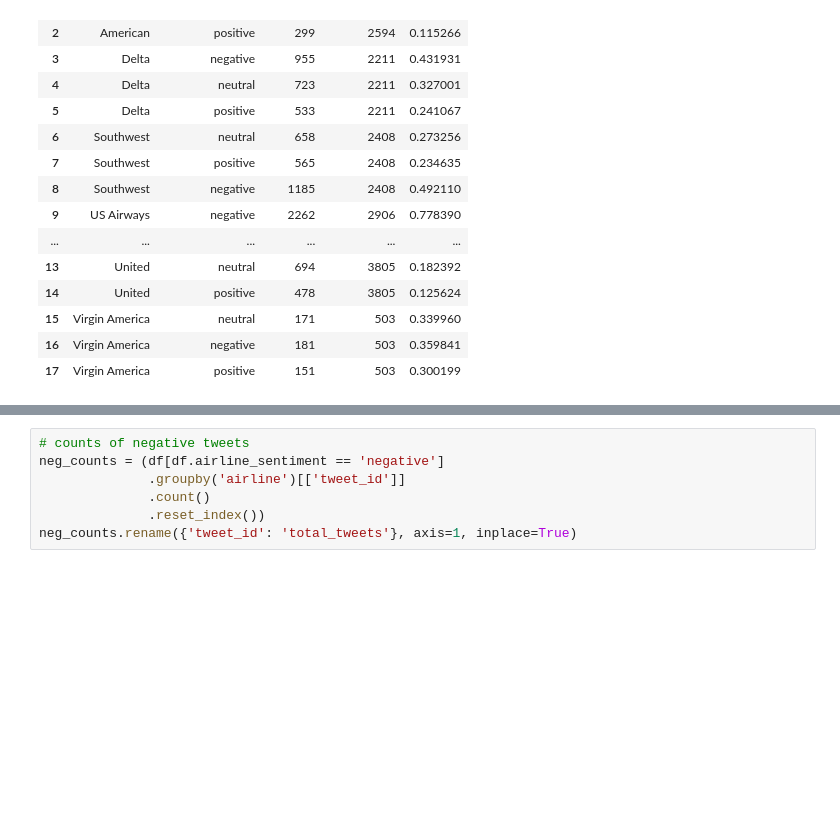
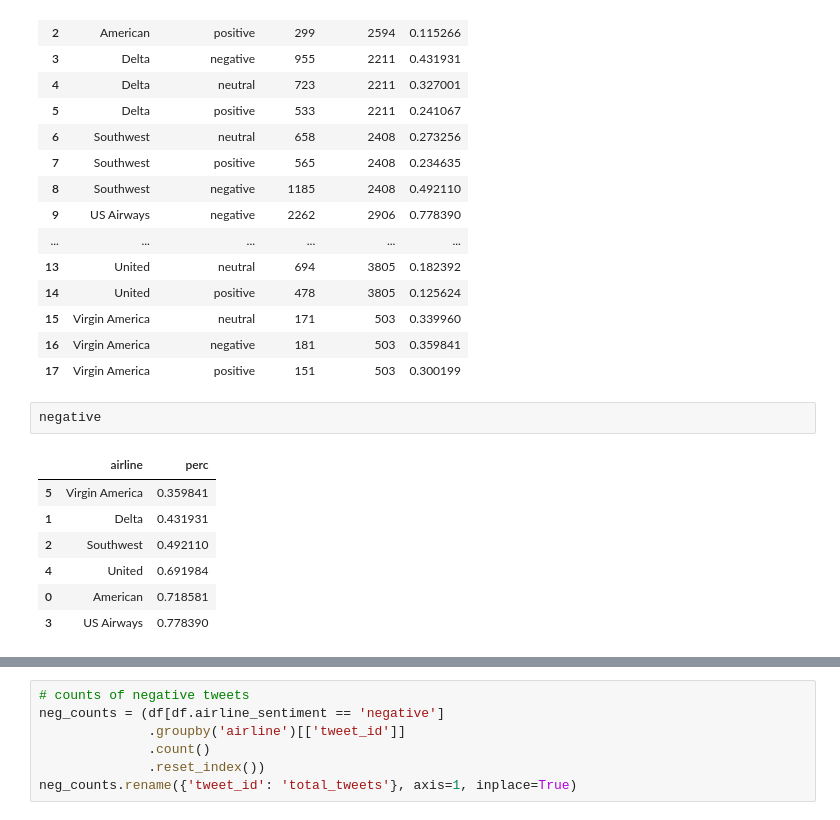
Before and after one commit to jennyrhee/airline-sentiment, a Jupyter notebook: notebooks/2-data-storytelling.ipynb, the cells around one changed output, grey strips where cells are left out. Cells and saved outputs as stored; diff of their text form; blank space fills up the shorter version.

```diff
--- a/notebooks/2-data-storytelling.ipynb
+++ b/notebooks/2-data-storytelling.ipynb
@@ -104,3 +104,13 @@ sentiment_counts_by_airline
 | 15 | Virgin America | neutral | 171 | 503 | 0.339960 |
 | 16 | Virgin America | negative | 181 | 503 | 0.359841 |
 | 17 | Virgin America | positive | 151 | 503 | 0.300199 |
+# %%
+negative
+# %% [output]
+|  | airline | perc |
+| 5 | Virgin America | 0.359841 |
+| 1 | Delta | 0.431931 |
+| 2 | Southwest | 0.492110 |
+| 4 | United | 0.691984 |
+| 0 | American | 0.718581 |
+| 3 | US Airways | 0.778390 |
```
Also changed, not shown: parts of 11 cells of this notebook, 3 other files.
